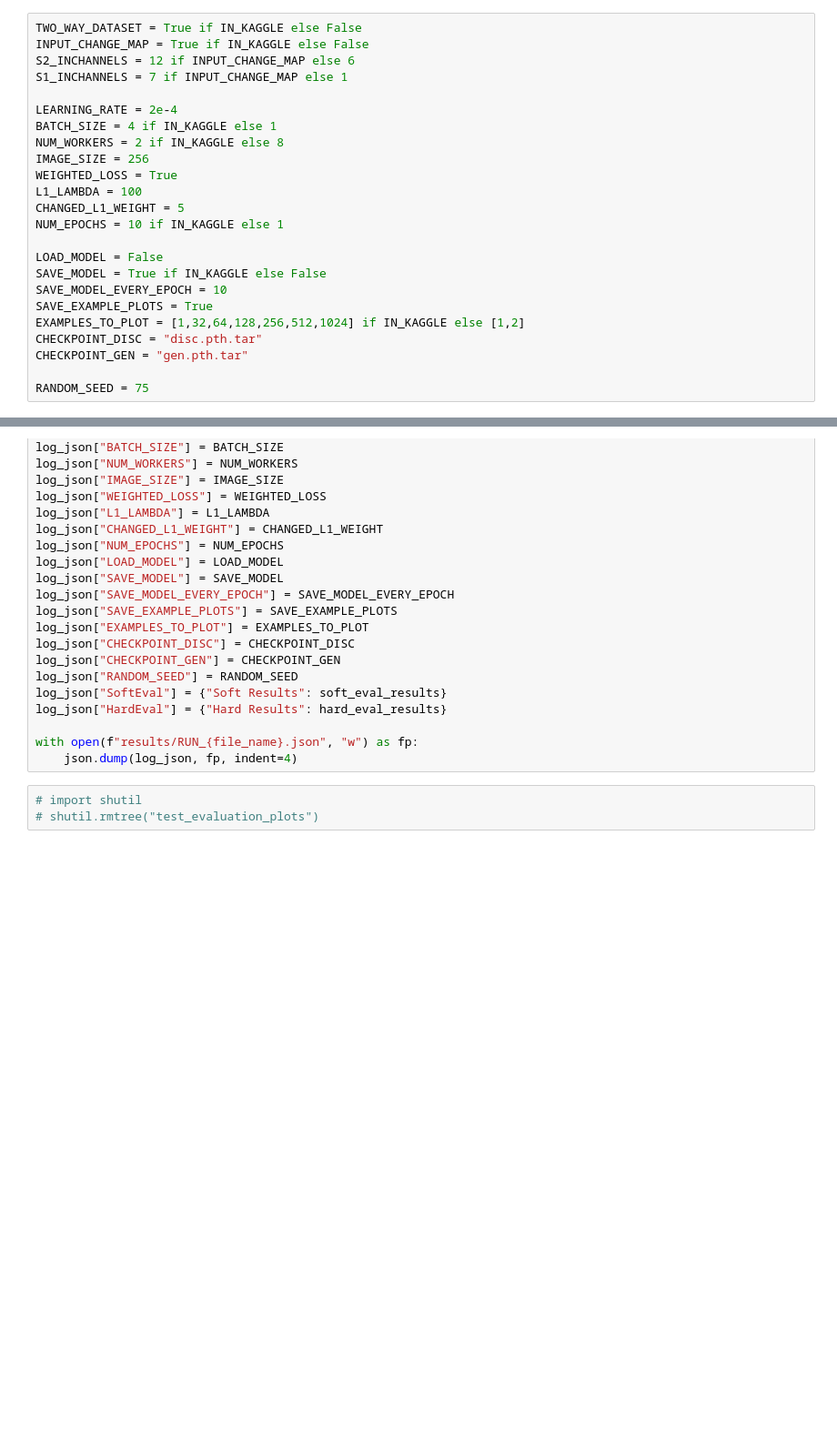
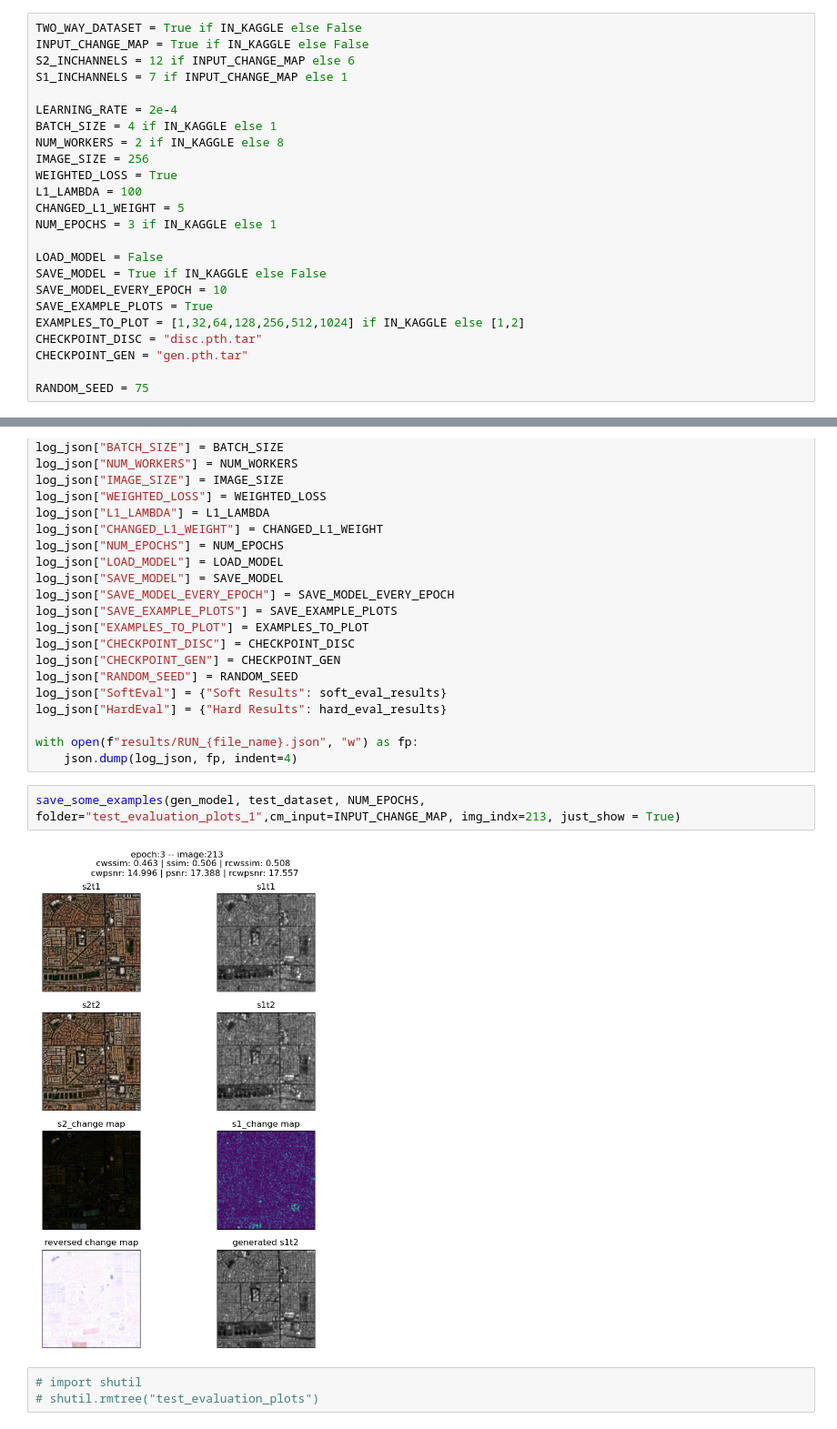
Before and after one commit to moienr/TemporalGAN, a Jupyter notebook: train.ipynb, the cells around one changed output, grey strips where cells are left out. Shown: that part at 91% size. Drawn from its saved outputs; the diff is of its cells as text; blank space fills up the shorter version.

```diff
--- a/train.ipynb
+++ b/train.ipynb
@@ -116,7 +126,7 @@ IMAGE_SIZE = 256
 WEIGHTED_LOSS = True
 L1_LAMBDA = 100
 CHANGED_L1_WEIGHT = 5
-NUM_EPOCHS = 10 if IN_KAGGLE else 1
+NUM_EPOCHS = 3 if IN_KAGGLE else 1
 
 LOAD_MODEL = False
 SAVE_MODEL = True if IN_KAGGLE else False
@@ -381,6 +378,10 @@ log_json["HardEval"] = {"Hard Results": hard_eval_results}
 
 with open(f"results/RUN_{file_name}.json", "w") as fp:
     json.dump(log_json, fp, indent=4)
+# %%
+save_some_examples(gen_model, test_dataset, NUM_EPOCHS, folder="test_evaluation_plots_1",cm_input=INPUT_CHANGE_MAP, img_indx=213, just_show = True)
+# %% [output]
+[figure, added]
 # %%
 # import shutil
 # shutil.rmtree("test_evaluation_plots")
```
Also changed, not shown: parts of 21 cells of this notebook.
